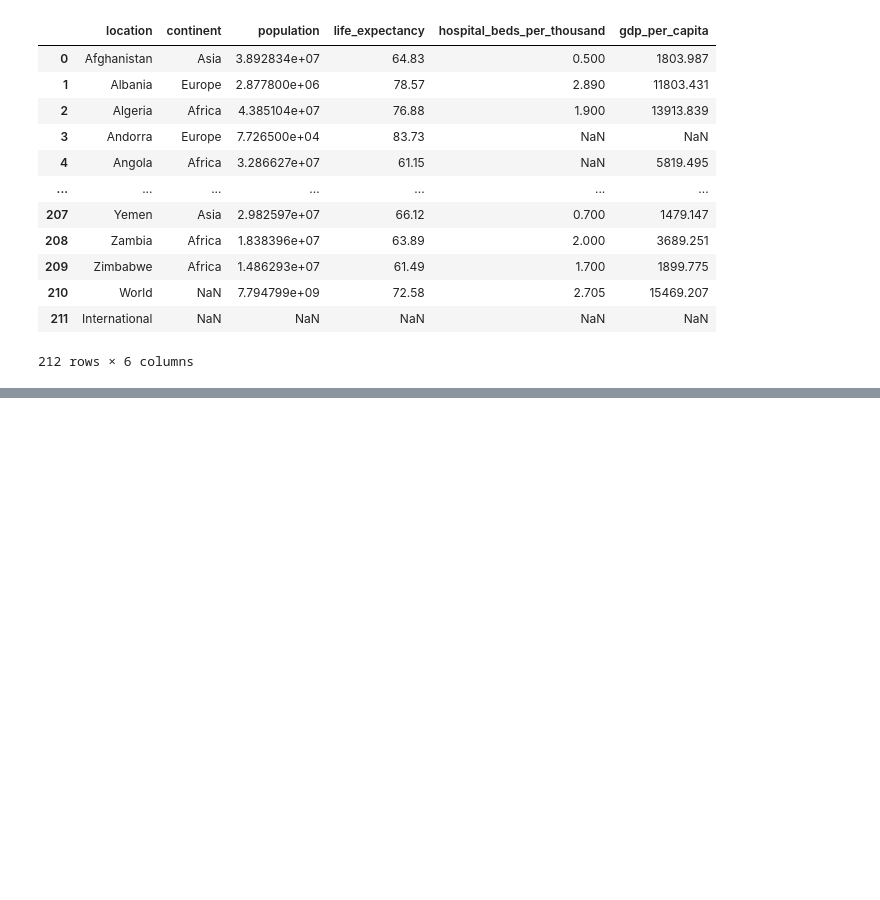
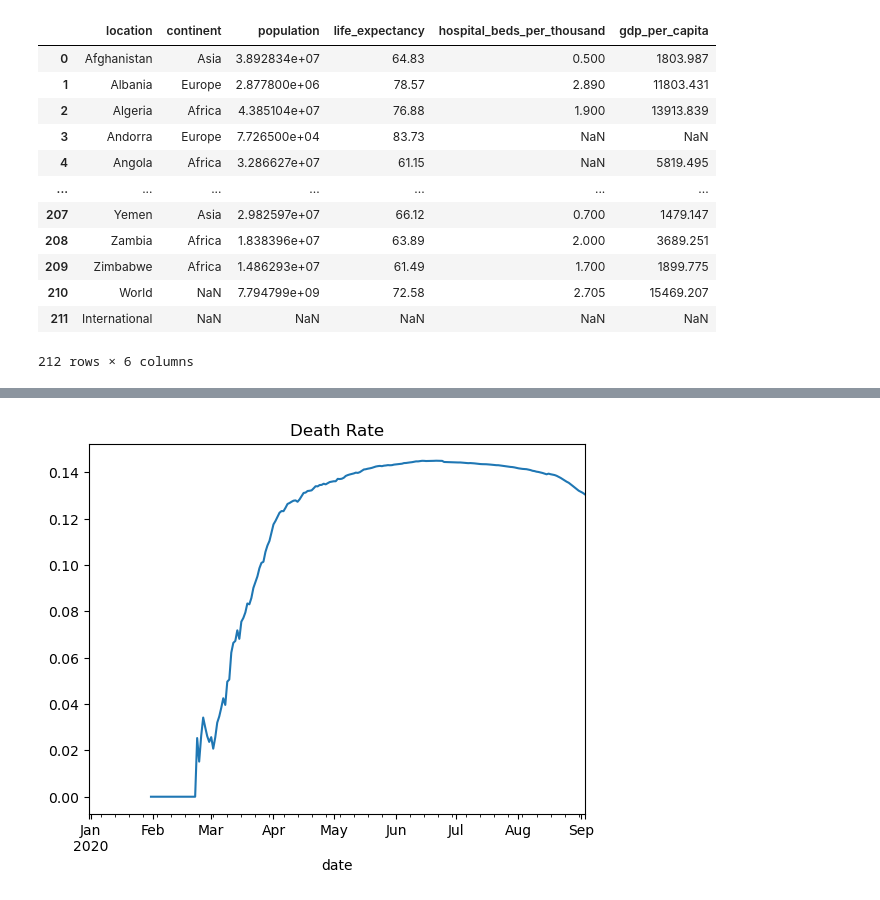
Before and after one commit to TaeMochi12/Data-Analysis, a Jupyter notebook: pandas.ipynb, the cells around one changed output, grey strips where cells are left out. Saved outputs shown, nothing was run; the diff lists cells and outputs as text; code cells hidden in the pictures; blank space fills up the shorter version.

```diff
--- a/pandas.ipynb
+++ b/pandas.ipynb
@@ -647,0 +788,4 @@ locations_df
+# %%
+death_rate.plot(title='Death Rate');
+# %% [output]
+[figure, added]
```
Also changed, not shown: parts of 25 cells of this notebook, 1 other file.
